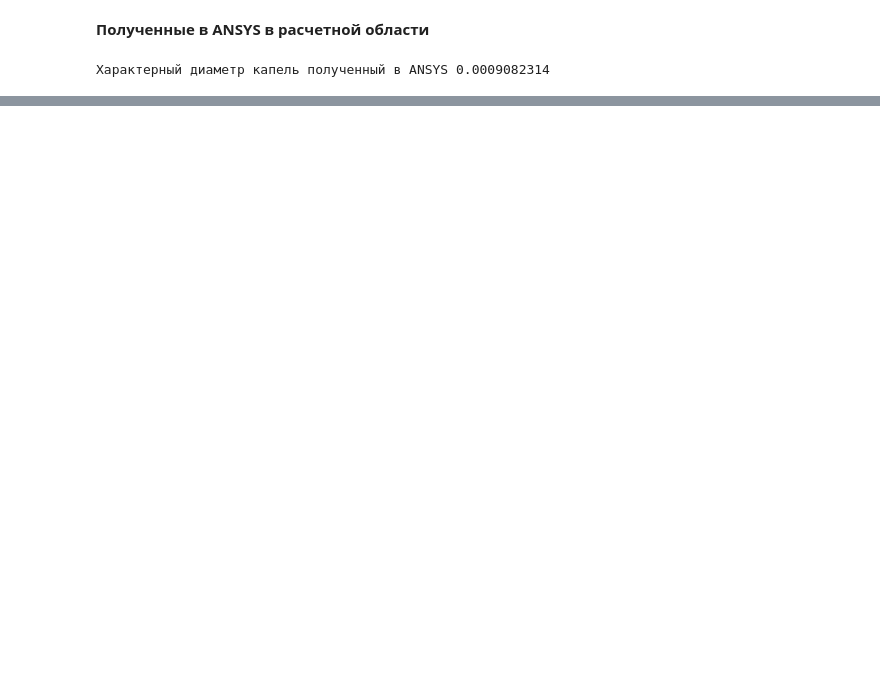
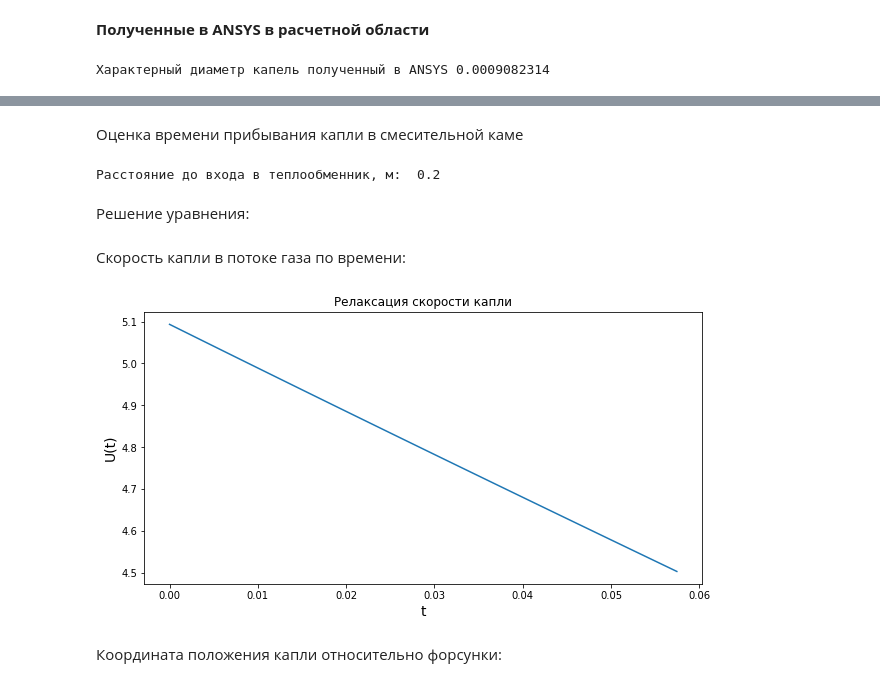
Before and after one commit to MalastowskiNS/EKS, a Jupyter notebook: calc.ipynb, the cells around one changed output, grey strips where cells are left out. Cells and saved outputs as stored; diff of their text form; code cells hidden in the pictures; blank space fills up the shorter version.

```diff
--- a/calc.ipynb
+++ b/calc.ipynb
@@ -211,0 +239,5 @@ print('Характерный диаметр капель полученный
+# %%
+mdrop = np.pi*(ddrop**3)/4*roil
+print('Масса капли', mdrop)
+Adrop = np.pi*(ddrop**2)/4
+print('Миделево сечение капли', Adrop)
@@ -211,0 +249,32 @@ print('Характерный диаметр капель полученный
+# %%
+def dudt(t, U):
+    g = 9.81
+    Red =  abs((Ugas - U)*ddrop*ro_tz/viscH2)
+    Cd  = 24/Red + 4/np.sqrt(Red) + 0.4
+    rhs = -g + 0.5*(ro_tz*Adrop)/mdrop*abs((Ugas - U)**3)/(Ugas - U)*Cd
+    return rhs
+# %% [markdown]
+Оценка времени прибывания капли в смесительной каме
+# %%
+Lchamb = 0.2
+print('Расстояние до входа в теплообменник, м: ', Lchamb)
+t = np.linspace(0, 1*Lchamb/Ugas, 100)
+# %% [output]
+Расстояние до входа в теплообменник, м:  0.2
+# %% [markdown]
+Решение уравнения:
+# %%
+Udrop = odeint(dudt, y0=Ud0, t=t, tfirst=True)
+# %% [markdown]
+Скорость капли в потоке газа по времени:
+# %%
+plt.figure(figsize=(10,5))
+plt.title ('Релаксация скорости капли')
+plt.plot(t, Udrop)
+plt.ylabel('U(t)', fontsize=14)
+plt.xlabel('t', fontsize=14)
+plt.show()
+# %% [output]
+[figure, added]
+# %% [markdown]
+Координата положения капли относительно форсунки:
```
Also changed, not shown: parts of 21 cells of this notebook.
